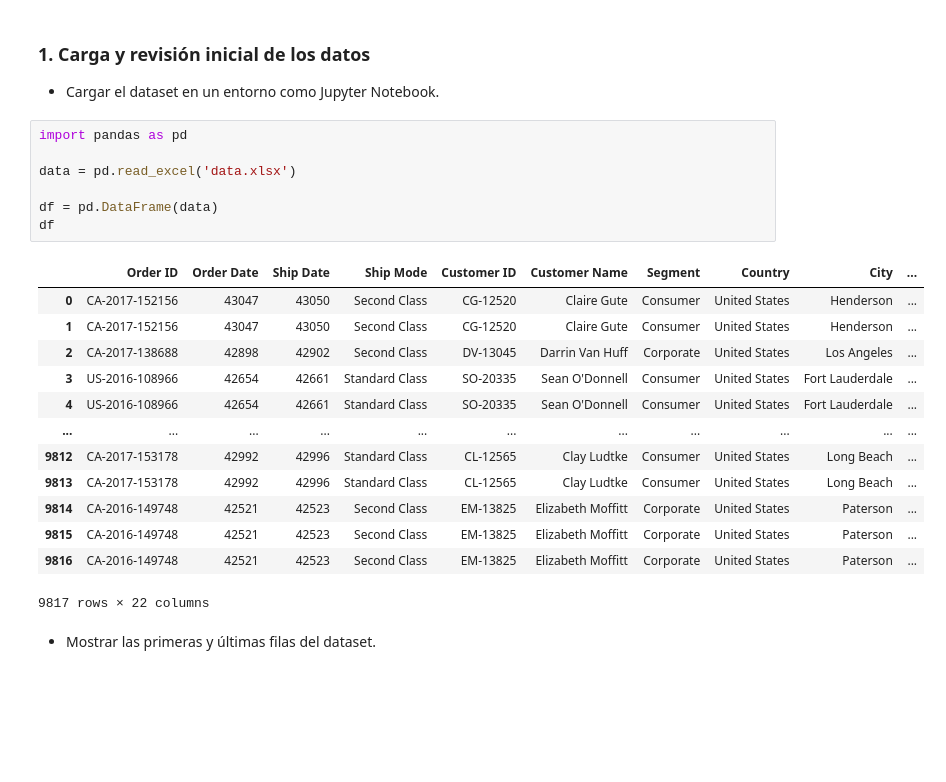
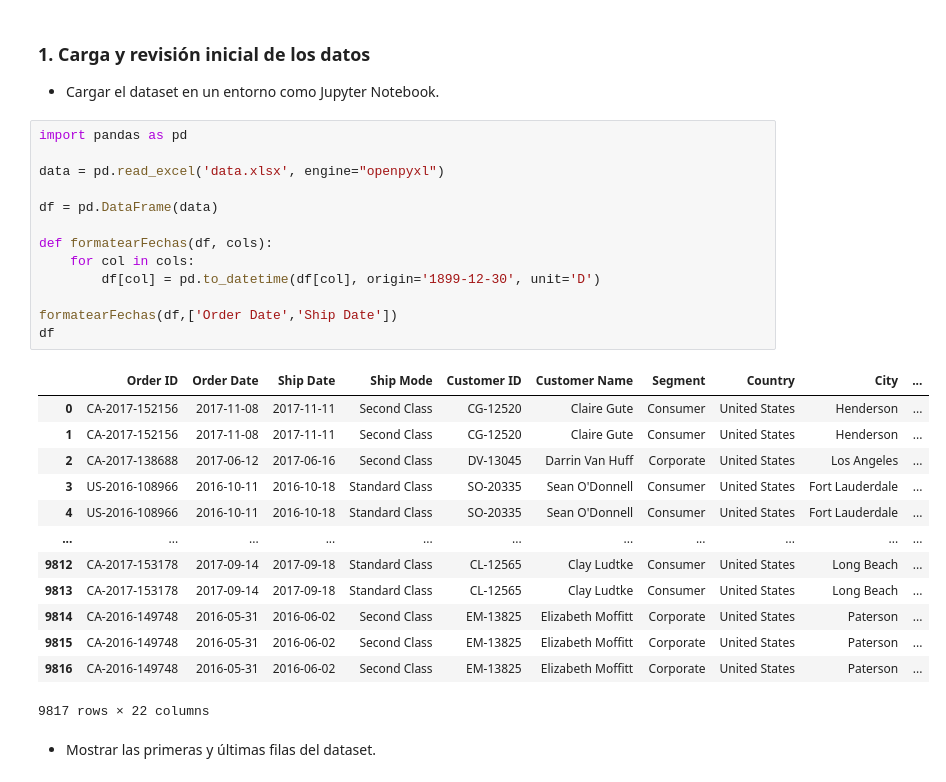
Before and after one commit to natalia-tp-dev/BIT_Taller_EDA, a Jupyter notebook: Taller2/respuestas.ipynb, the cells around one changed output. Drawn from its saved outputs; the diff is of its cells as text; blank space fills up the shorter version.

Commit message:
formateo fechas

```diff
--- a/Taller2/respuestas.ipynb
+++ b/Taller2/respuestas.ipynb
@@ -4,23 +4,29 @@
 # %%
 import pandas as pd
 
-data = pd.read_excel('data.xlsx')
+data = pd.read_excel('data.xlsx', engine="openpyxl")
 
 df = pd.DataFrame(data)
+
+def formatearFechas(df, cols):
+    for col in cols:
+        df[col] = pd.to_datetime(df[col], origin='1899-12-30', unit='D')
+
+formatearFechas(df,['Order Date','Ship Date'])
 df
 # %% [output]
 |  | Order ID | Order Date | Ship Date | Ship Mode | Customer ID | Customer Name | Segment | Country | City | ... |
-| 0 | CA-2017-152156 | 43047 | 43050 | Second Class | CG-12520 | Claire Gute | Consumer | United States | Henderson | ... |
-| 1 | CA-2017-152156 | 43047 | 43050 | Second Class | CG-12520 | Claire Gute | Consumer | United States | Henderson | ... |
-| 2 | CA-2017-138688 | 42898 | 42902 | Second Class | DV-13045 | Darrin Van Huff | Corporate | United States | Los Angeles | ... |
-| 3 | US-2016-108966 | 42654 | 42661 | Standard Class | SO-20335 | Sean O'Donnell | Consumer | United States | Fort Lauderdale | ... |
-| 4 | US-2016-108966 | 42654 | 42661 | Standard Class | SO-20335 | Sean O'Donnell | Consumer | United States | Fort Lauderdale | ... |
+| 0 | CA-2017-152156 | 2017-11-08 | 2017-11-11 | Second Class | CG-12520 | Claire Gute | Consumer | United States | Henderson | ... |
+| 1 | CA-2017-152156 | 2017-11-08 | 2017-11-11 | Second Class | CG-12520 | Claire Gute | Consumer | United States | Henderson | ... |
+| 2 | CA-2017-138688 | 2017-06-12 | 2017-06-16 | Second Class | DV-13045 | Darrin Van Huff | Corporate | United States | Los Angeles | ... |
+| 3 | US-2016-108966 | 2016-10-11 | 2016-10-18 | Standard Class | SO-20335 | Sean O'Donnell | Consumer | United States | Fort Lauderdale | ... |
+| 4 | US-2016-108966 | 2016-10-11 | 2016-10-18 | Standard Class | SO-20335 | Sean O'Donnell | Consumer | United States | Fort Lauderdale | ... |
 | ... | ... | ... | ... | ... | ... | ... | ... | ... | ... | ... |
-| 9812 | CA-2017-153178 | 42992 | 42996 | Standard Class | CL-12565 | Clay Ludtke | Consumer | United States | Long Beach | ... |
-| 9813 | CA-2017-153178 | 42992 | 42996 | Standard Class | CL-12565 | Clay Ludtke | Consumer | United States | Long Beach | ... |
-| 9814 | CA-2016-149748 | 42521 | 42523 | Second Class | EM-13825 | Elizabeth Moffitt | Corporate | United States | Paterson | ... |
-| 9815 | CA-2016-149748 | 42521 | 42523 | Second Class | EM-13825 | Elizabeth Moffitt | Corporate | United States | Paterson | ... |
-| 9816 | CA-2016-149748 | 42521 | 42523 | Second Class | EM-13825 | Elizabeth Moffitt | Corporate | United States | Paterson | ... |
+| 9812 | CA-2017-153178 | 2017-09-14 | 2017-09-18 | Standard Class | CL-12565 | Clay Ludtke | Consumer | United States | Long Beach | ... |
+| 9813 | CA-2017-153178 | 2017-09-14 | 2017-09-18 | Standard Class | CL-12565 | Clay Ludtke | Consumer | United States | Long Beach | ... |
+| 9814 | CA-2016-149748 | 2016-05-31 | 2016-06-02 | Second Class | EM-13825 | Elizabeth Moffitt | Corporate | United States | Paterson | ... |
+| 9815 | CA-2016-149748 | 2016-05-31 | 2016-06-02 | Second Class | EM-13825 | Elizabeth Moffitt | Corporate | United States | Paterson | ... |
+| 9816 | CA-2016-149748 | 2016-05-31 | 2016-06-02 | Second Class | EM-13825 | Elizabeth Moffitt | Corporate | United States | Paterson | ... |
 9817 rows × 22 columns
 # %% [markdown]
 - Mostrar las primeras y últimas filas del dataset.
```
Also changed, not shown: parts of 2 cells of this notebook.
